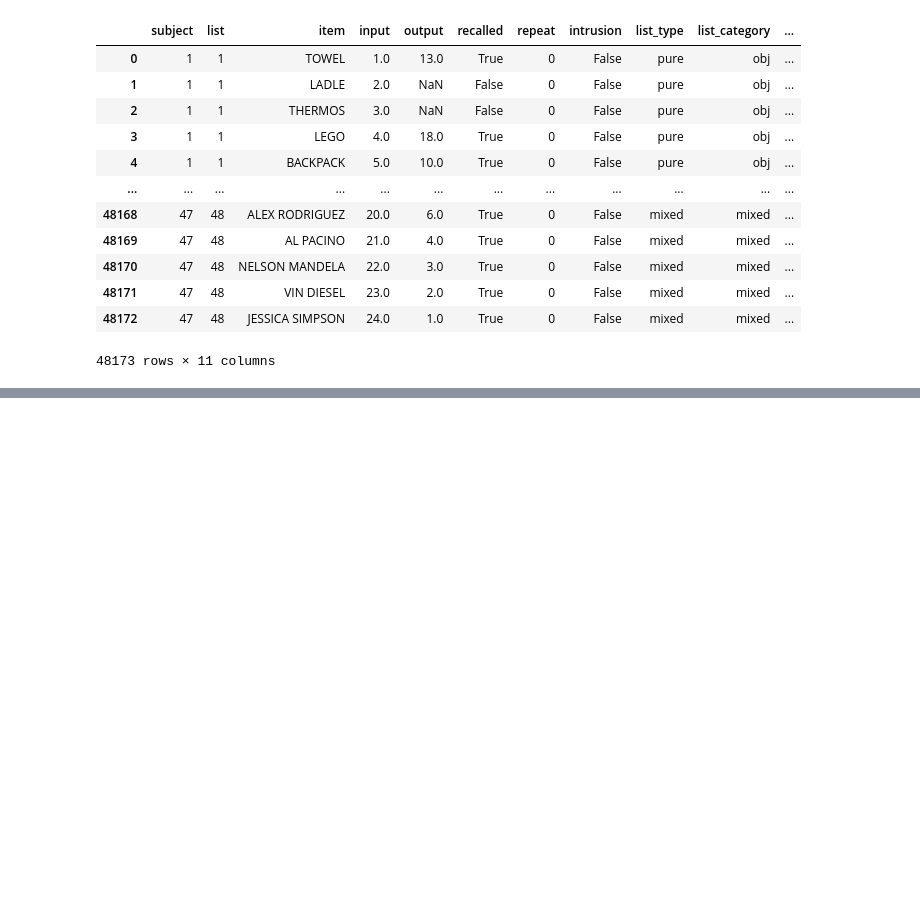
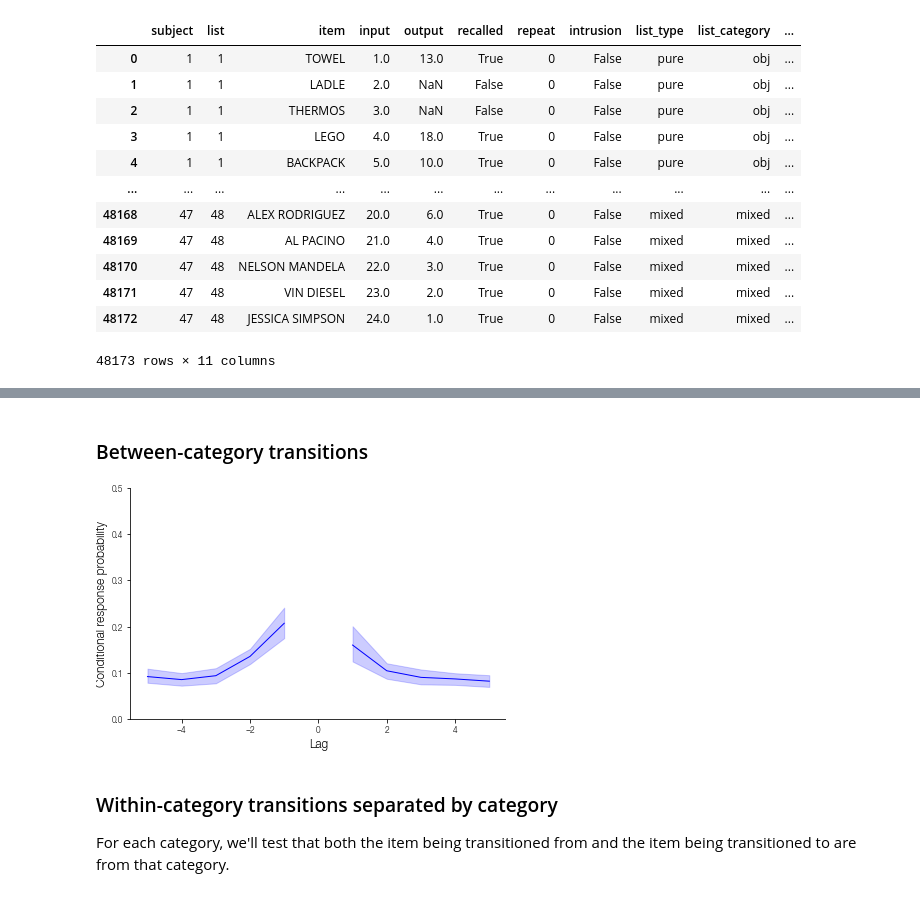
Before and after one commit to mortonne/psifr, a Jupyter notebook: jupyter/demo_clustering.ipynb, the cells around one changed output, grey strips where cells are left out. Cells and saved outputs as stored; diff of their text form; code cells hidden in the pictures; blank space fills up the shorter version.

```diff
--- a/jupyter/demo_clustering.ipynb
+++ b/jupyter/demo_clustering.ipynb
@@ -99,0 +148,19 @@ sns.lineplot(x='lag', y='prob',
+# %% [markdown]
+### Between-category transitions
+# %%
+# only include transitions between items with different category labels
+crp = fr.lag_crp(mixed, test_key='category', test=lambda x, y: x != y)
+
+g = sns.lineplot(x='lag', y='prob', color='b',
+                 data=crp.query('-5 <= lag < 0').reset_index())
+g = sns.lineplot(x='lag', y='prob', color='b',
+                 data=crp.query('5 >= lag > 0').reset_index())
+g.set_xlabel('Lag');
+g.set_ylabel('Conditional response probability');
+g.set_ylim(0, .5);
+# %% [output]
+[figure, added]
+# %% [markdown]
+### Within-category transitions separated by category
+
+For each category, we'll test that both the item being transitioned from and the item being transitioned to are from that category.
```
Also changed, not shown: parts of 26 cells of this notebook.
